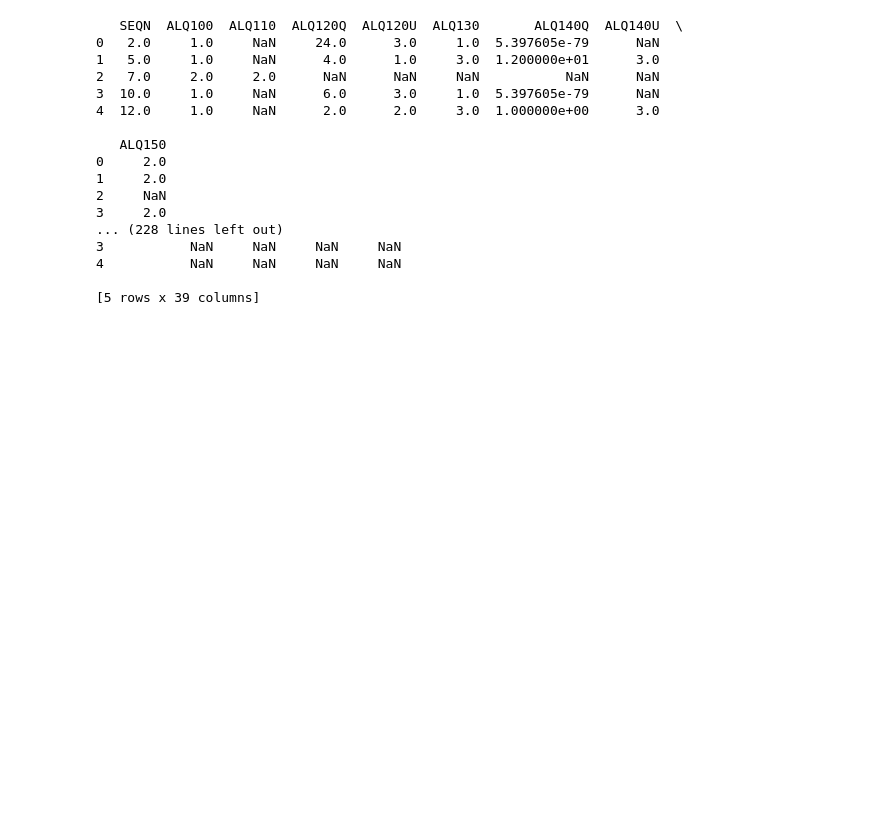
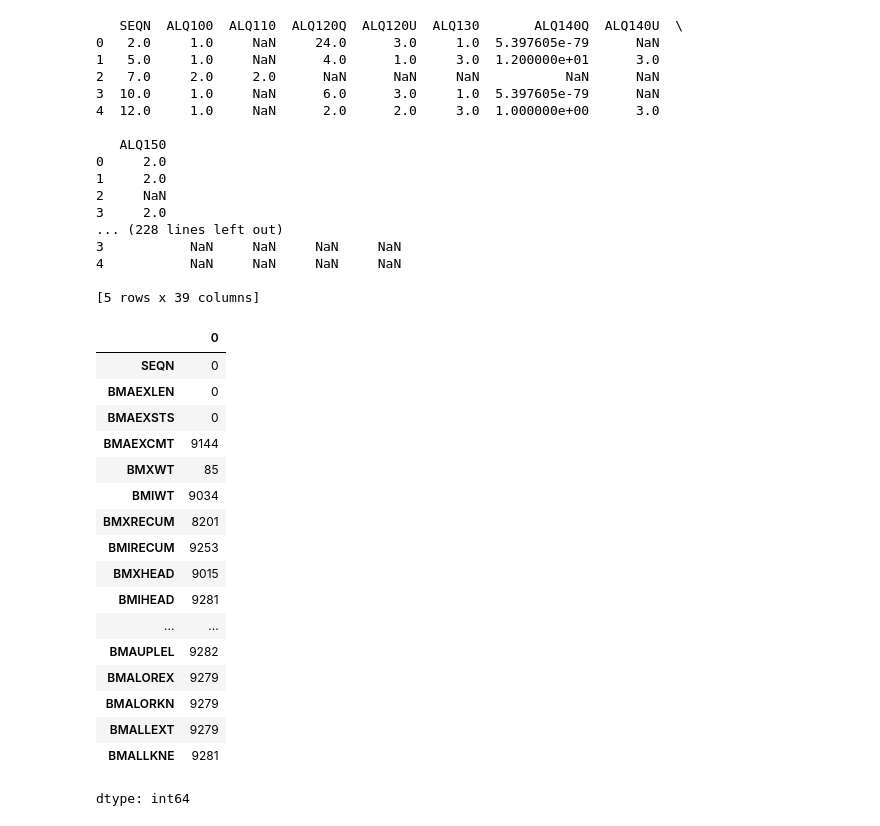
Before and after one commit to skang0812/ML-Project-1, a Jupyter notebook: project_1_bsds.ipynb, the cells around one changed output. Saved outputs shown, nothing was run; the diff lists cells and outputs as text; code cells hidden in the pictures; blank space fills up the shorter version.

```diff
--- a/project_1_bsds.ipynb
+++ b/project_1_bsds.ipynb
@@ -177,3 +177,25 @@ print(smq.head())
 4           NaN     NaN     NaN     NaN
 
 [5 rows x 39 columns]
+# %%
+alq.isnull().sum()
+bmx.isnull().sum()
+# %% [output]
+|  | 0 |
+| SEQN | 0 |
+| BMAEXLEN | 0 |
+| BMAEXSTS | 0 |
+| BMAEXCMT | 9144 |
+| BMXWT | 85 |
+| BMIWT | 9034 |
+| BMXRECUM | 8201 |
+| BMIRECUM | 9253 |
+| BMXHEAD | 9015 |
+| BMIHEAD | 9281 |
+| ... | ... |
+| BMAUPLEL | 9282 |
+| BMALOREX | 9279 |
+| BMALORKN | 9279 |
+| BMALLEXT | 9279 |
+| BMALLKNE | 9281 |
+dtype: int64
```
